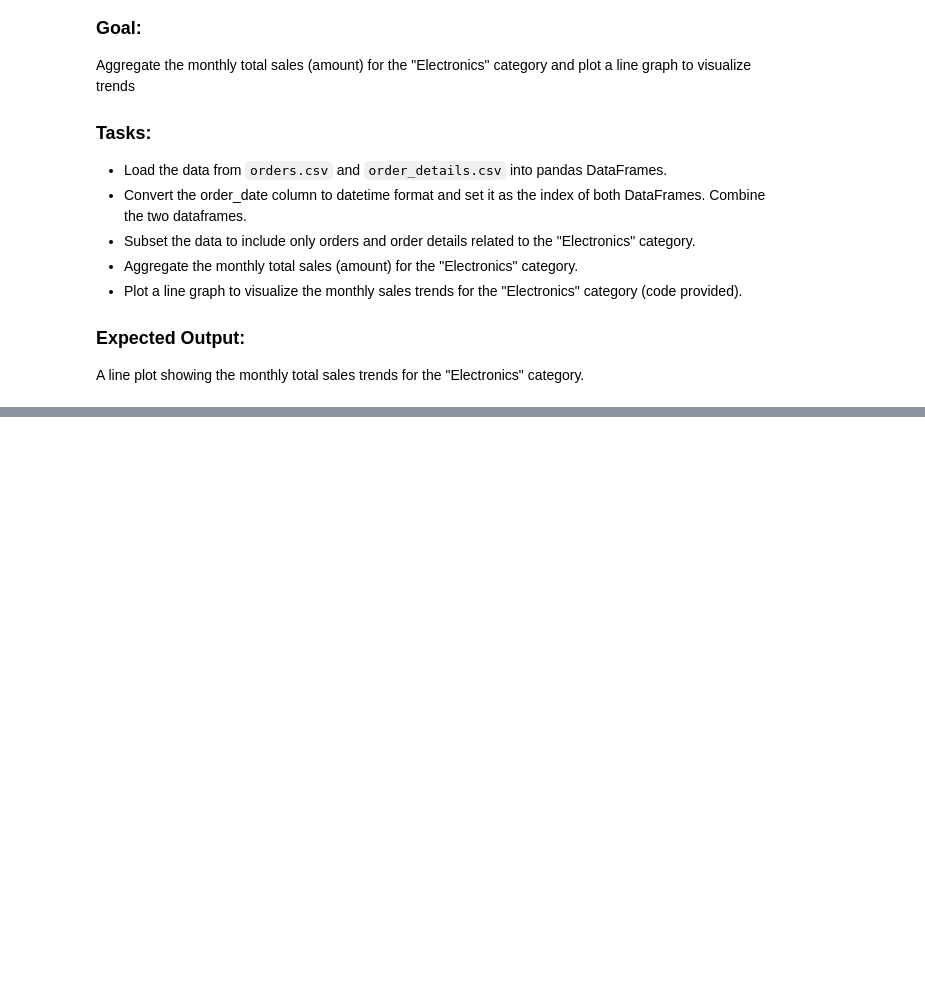
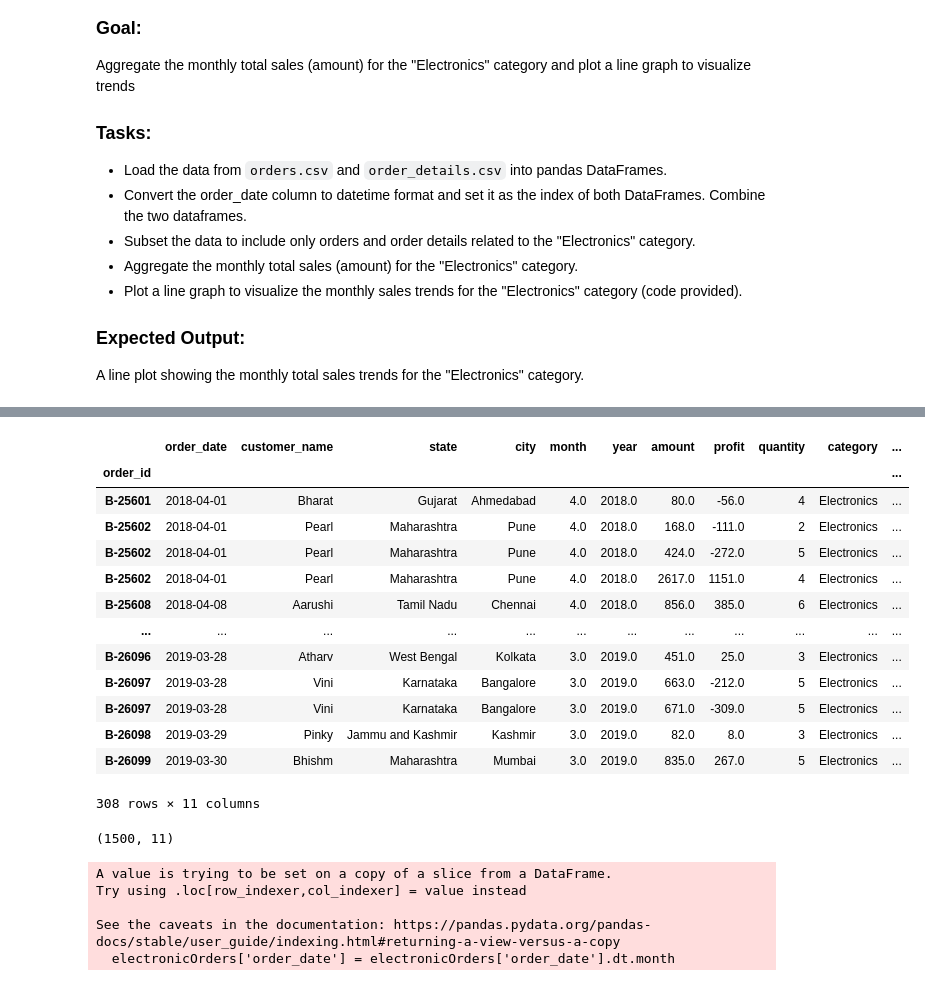
Before and after one commit to jamielatham15/codespaces-jupyter, a Jupyter notebook: notebooks/python-test.ipynb, the cells around one changed output, grey strips where cells are left out. Saved outputs shown, nothing was run; the diff lists cells and outputs as text; code cells hidden in the pictures; blank space fills up the shorter version.

Commit message:
Co-authored-by: Mushahid Khan <mushahidhkhan@users.noreply.github.com>

```diff
--- a/notebooks/python-test.ipynb
+++ b/notebooks/python-test.ipynb
@@ -39,0 +77,10 @@ monthly_sales =
+# %%
+#Here i am converting the order_date to datetime
+orders['order_date'] = pd.to_datetime(orders['order_date'])
+# %%
+#Here  I am setting order_id as the index to both the dataframes  for further combining the data
+order_details.set_index('order_id', inplace=True)
+orders.set_index('order_id', inplace=True)
+# %%
+#Here i am combining the 2 data frames, naming it combinedOrders
+combinedOrders =  orders.merge(order_details, left_index=True, right_index= True)
@@ -39,0 +97,31 @@ monthly_sales =
+# %%
+electronicOrders = combinedOrders [combinedOrders['category'] == 'Electronics']
+# %%
+electronicOrders
+# %% [output]
+|  | order_date | customer_name | state | city | month | year | amount | profit | quantity | category | ... |
+| order_id |  |  |  |  |  |  |  |  |  |  | ... |
+| B-25601 | 2018-04-01 | Bharat | Gujarat | Ahmedabad | 4.0 | 2018.0 | 80.0 | -56.0 | 4 | Electronics | ... |
+| B-25602 | 2018-04-01 | Pearl | Maharashtra | Pune | 4.0 | 2018.0 | 168.0 | -111.0 | 2 | Electronics | ... |
+| B-25602 | 2018-04-01 | Pearl | Maharashtra | Pune | 4.0 | 2018.0 | 424.0 | -272.0 | 5 | Electronics | ... |
+| B-25602 | 2018-04-01 | Pearl | Maharashtra | Pune | 4.0 | 2018.0 | 2617.0 | 1151.0 | 4 | Electronics | ... |
+| B-25608 | 2018-04-08 | Aarushi | Tamil Nadu | Chennai | 4.0 | 2018.0 | 856.0 | 385.0 | 6 | Electronics | ... |
+| ... | ... | ... | ... | ... | ... | ... | ... | ... | ... | ... | ... |
+| B-26096 | 2019-03-28 | Atharv | West Bengal | Kolkata | 3.0 | 2019.0 | 451.0 | 25.0 | 3 | Electronics | ... |
+| B-26097 | 2019-03-28 | Vini | Karnataka | Bangalore | 3.0 | 2019.0 | 663.0 | -212.0 | 5 | Electronics | ... |
+| B-26097 | 2019-03-28 | Vini | Karnataka | Bangalore | 3.0 | 2019.0 | 671.0 | -309.0 | 5 | Electronics | ... |
+| B-26098 | 2019-03-29 | Pinky | Jammu and Kashmir | Kashmir | 3.0 | 2019.0 | 82.0 | 8.0 | 3 | Electronics | ... |
+| B-26099 | 2019-03-30 | Bhishm | Maharashtra | Mumbai | 3.0 | 2019.0 | 835.0 | 267.0 | 5 | Electronics | ... |
+308 rows × 11 columns
+# %%
+combinedOrders.shape
+# %% [output]
+(1500, 11)
+# %%
+electronicOrders['order_date'] = electronicOrders['order_date'].dt.month
+# %% [output]
+A value is trying to be set on a copy of a slice from a DataFrame.
+Try using .loc[row_indexer,col_indexer] = value instead
+
+See the caveats in the documentation: https://pandas.pydata.org/pandas-docs/stable/user_guide/indexing.html#returning-a-view-versus-a-copy
+  electronicOrders['order_date'] = electronicOrders['order_date'].dt.month
```
Also changed, not shown: parts of 10 cells of this notebook, 1 other file.
